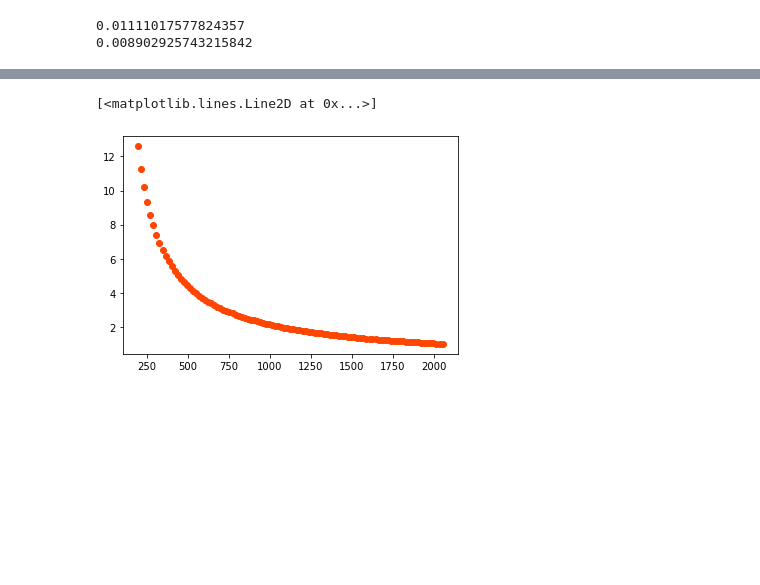
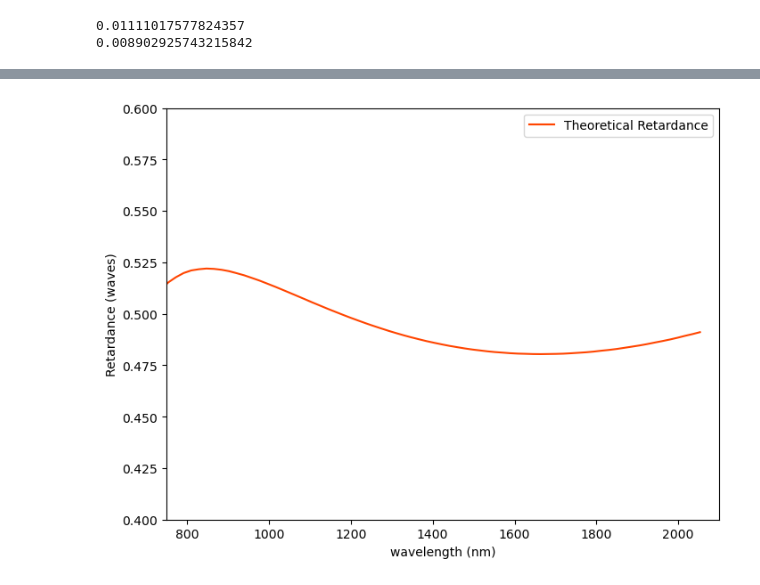
Before and after one commit to wcmelby/wcmelby-HWP_Characterizations, a Jupyter notebook: SuperK_Select_Data/JHK_Plate/JHK_SuperK_Analysis.ipynb, the cells around one changed output, grey strips where cells are left out. Saved outputs shown, nothing was run; the diff lists cells and outputs as text; code cells hidden in the pictures; blank space fills up the shorter version.

```diff
--- a/SuperK_Select_Data/JHK_Plate/JHK_SuperK_Analysis.ipynb
+++ b/SuperK_Select_Data/JHK_Plate/JHK_SuperK_Analysis.ipynb
@@ -733,32 +698,0 @@ plt.show()
-# %%
-# looks good, just mag fluoride zeroth order waveplate
-
-def mgf2_theoretical_plot(d1, d2, MgF2_ne, MgF2_no, SiO2_ne, SiO2_no):
-    """
-    Computes the retardance of a waveplate made of MgF2 and Quartz.
-    Returns wavelengths and predicted retardance.
-    """
-    w = SiO2_ne[:, 0]  # Use the Quartz wavelengths as reference grid. Wavelengths in microns, from roughly 0.2 to 2
-
-    MgF2_ne_interp = np.interp(w, MgF2_ne[:, 0], MgF2_ne[:, 1])
-    MgF2_no_interp = np.interp(w, MgF2_no[:, 0], MgF2_no[:, 1])
-    # SiO2_ne_interp = np.interp(w, SiO2_ne[:, 0], SiO2_ne[:, 1])
-    # SiO2_no_interp = np.interp(w, SiO2_no[:, 0], SiO2_no[:, 1])
-    SiO2_ne_interp = SiO2_ne[:, 1]
-    SiO2_no_interp = SiO2_no[:, 1]
-
-    # Calculate birefringence
-    delta_mgf2 = MgF2_ne_interp - MgF2_no_interp
-    delta_quartz = -(SiO2_ne_interp - SiO2_no_interp)  # Negative due to 90° rotation
-
-    # Compute the retardance in waves
-    predicted_retardance = (1 / w) * (delta_mgf2 * d1) # + delta_quartz * d2)
-
-    # convert wavelength from microns to nm
-    return w*1000, predicted_retardance
-
-mgf2_theoretical_data = mgf2_theoretical_plot(185, 1550, MgF2_ne, MgF2_no, SiO2_ne, SiO2_no)
-plt.plot(mgf2_theoretical_data[0], mgf2_theoretical_data[1], 'o', color='orangered', label='Theoretical Retardance')
-# %% [output]
-[<matplotlib.lines.Line2D at 0x...>]
-[figure, removed]
@@ -787,2 +699,45 @@ def predicted_retardance(d1, d2, MgF2_ne, MgF2_no, SiO2_ne, SiO2_no):
+# %%
+def achromatic_prediction(d1, d2, ne1, no1, ne2, no2):
+    """
+    Computes the retardance of a waveplate made of two materials, with fast axes perpendicular.
+    Returns wavelengths and predicted retardance.
+    Could represent an achromatic waveplate.
+
+    d1 : thickness in microns of the first material
+    d2 : thickness in microns of the second material
+    ne1 : extraordinary refractive index of the first material
+    no1 : ordinary refractive index of the first material
+    ne2 : extraordinary refractive index of the second material
+    no2 : ordinary refractive index of the second material
+    """
+    w = ne2[:, 0]  # Choose whichever material has a finer wavelength sampling
+
+    ne1 = np.interp(w, ne1[:, 0], ne1[:, 1])
+    no1 = np.interp(w, no1[:, 0], no1[:, 1])
+    ne2 = ne2[:, 1]
+    no2 = no2[:, 1]
+
+    # Calculate birefringence
+    delta1 = ne1 - no1
+    delta2 = ne2 - no2
+
+    # Compute the retardance in waves
+    predicted_retardance = (1 / w) * (delta1 * d1 - delta2 * d2) # Negative due to 90° rotation of second material
+
+    # convert wavelength from microns to nm
+    return w*1000, predicted_retardance
+# %%
+JHK_plate_data = achromatic_prediction(1226, 1564, MgF2_ne, MgF2_no, SiO2_ne, SiO2_no)
+
+plt.figure(figsize=(8, 6))
+plt.plot(JHK_plate_data[0], JHK_plate_data[1], '-', color='orangered', label='Theoretical Retardance')
+plt.xlim([750, 2100])
+plt.ylim([0.4, 0.6])
+plt.xlabel('wavelength (nm)')
+plt.ylabel('Retardance (waves)')
+plt.legend()
+plt.show()
+# %% [output]
+[figure, added]
 # %%
 def fit_function(wavelengths, d1, d2):
```
Also changed, not shown: parts of 25 cells of this notebook, 1 other file.
